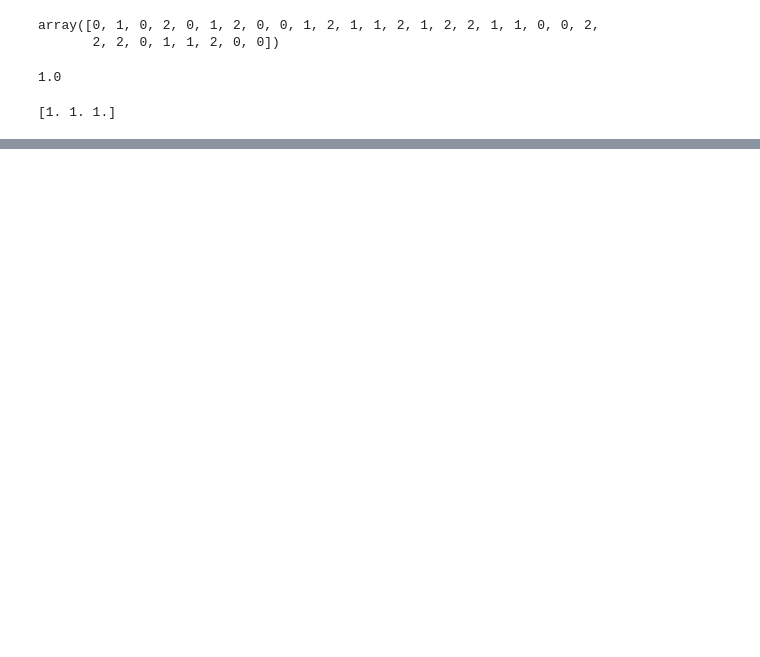
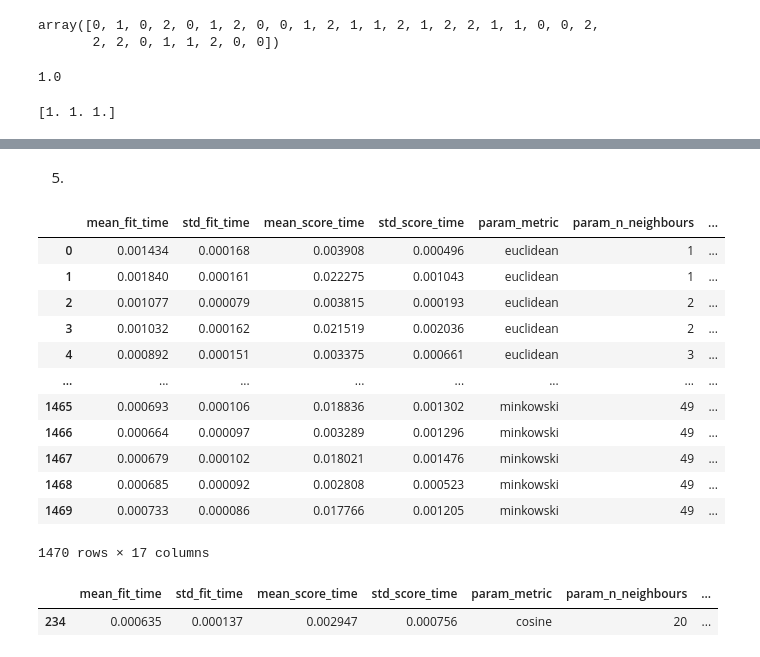
Before and after one commit to Staniskhan/ML_course, a Jupyter notebook: hw03/hw03.ipynb, the cells around one changed output, grey strips where cells are left out. Cells and saved outputs as stored; diff of their text form; code cells hidden in the pictures; blank space fills up the shorter version.

```diff
--- a/hw03/hw03.ipynb
+++ b/hw03/hw03.ipynb
@@ -267,0 +349,23 @@ print(metrics.f1_score(R, y_test, average=None))
+# %% [markdown]
+5.
+# %%
+results
+# %% [output]
+|  | mean_fit_time | std_fit_time | mean_score_time | std_score_time | param_metric | param_n_neighbours | ... |
+| 0 | 0.001434 | 0.000168 | 0.003908 | 0.000496 | euclidean | 1 | ... |
+| 1 | 0.001840 | 0.000161 | 0.022275 | 0.001043 | euclidean | 1 | ... |
+| 2 | 0.001077 | 0.000079 | 0.003815 | 0.000193 | euclidean | 2 | ... |
+| 3 | 0.001032 | 0.000162 | 0.021519 | 0.002036 | euclidean | 2 | ... |
+| 4 | 0.000892 | 0.000151 | 0.003375 | 0.000661 | euclidean | 3 | ... |
+| ... | ... | ... | ... | ... | ... | ... | ... |
+| 1465 | 0.000693 | 0.000106 | 0.018836 | 0.001302 | minkowski | 49 | ... |
+| 1466 | 0.000664 | 0.000097 | 0.003289 | 0.001296 | minkowski | 49 | ... |
+| 1467 | 0.000679 | 0.000102 | 0.018021 | 0.001476 | minkowski | 49 | ... |
+| 1468 | 0.000685 | 0.000092 | 0.002808 | 0.000523 | minkowski | 49 | ... |
+| 1469 | 0.000733 | 0.000086 | 0.017766 | 0.001205 | minkowski | 49 | ... |
+1470 rows × 17 columns
+# %%
+results[(results['param_metric'] == 'cosine') & (results['param_weights'] == 'uniform') & (results['param_n_neighbours'] == 20)]
+# %% [output]
+|  | mean_fit_time | std_fit_time | mean_score_time | std_score_time | param_metric | param_n_neighbours | ... |
+| 234 | 0.000635 | 0.000137 | 0.002947 | 0.000756 | cosine | 20 | ... |
```
Also changed, not shown: parts of 7 cells of this notebook.
